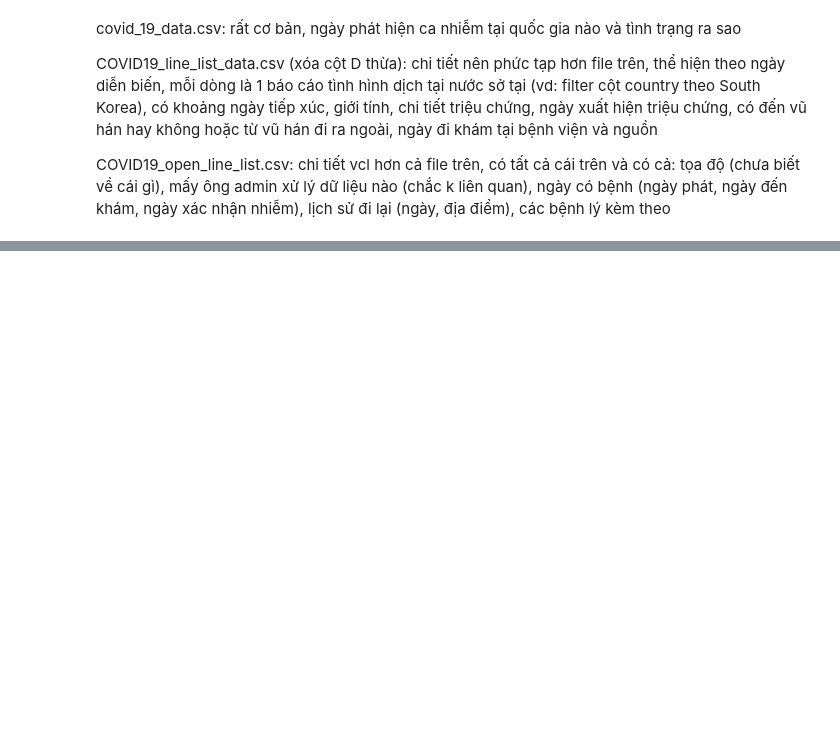
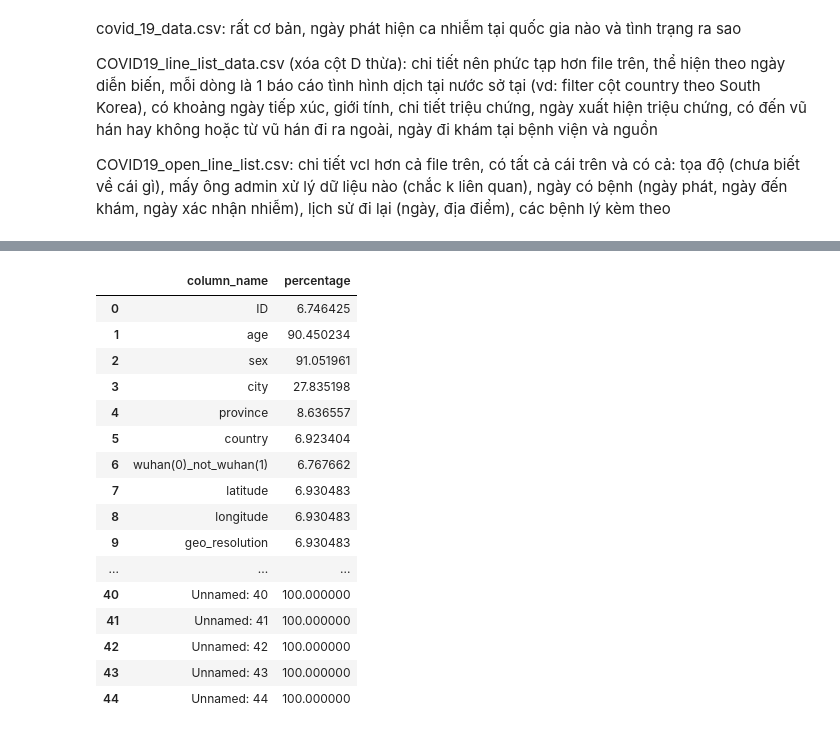
Before and after one commit to vonhatthinh/Final_Project_LTKHDL, a Jupyter notebook: 1712796-VoNhatThinh.ipynb, the cells around one changed output, grey strips where cells are left out. Cells and saved outputs as stored; diff of their text form; code cells hidden in the pictures; blank space fills up the shorter version.

```diff
--- a/1712796-VoNhatThinh.ipynb
+++ b/1712796-VoNhatThinh.ipynb
@@ -29,0 +117,23 @@ COVID19_open_line_list.csv: chi tiết vcl hơn cả file trên, có tất cả
+# %%
+f = COVID19_open_line_list
+miss_f = [(c, f[c].isna().mean()*100) for c in f]
+miss_f = pd.DataFrame(miss_f, columns=["column_name", "percentage"])
+miss_f
+# %% [output]
+|  | column_name | percentage |
+| 0 | ID | 6.746425 |
+| 1 | age | 90.450234 |
+| 2 | sex | 91.051961 |
+| 3 | city | 27.835198 |
+| 4 | province | 8.636557 |
+| 5 | country | 6.923404 |
+| 6 | wuhan(0)_not_wuhan(1) | 6.767662 |
+| 7 | latitude | 6.930483 |
+| 8 | longitude | 6.930483 |
+| 9 | geo_resolution | 6.930483 |
+| ... | ... | ... |
+| 40 | Unnamed: 40 | 100.000000 |
+| 41 | Unnamed: 41 | 100.000000 |
+| 42 | Unnamed: 42 | 100.000000 |
+| 43 | Unnamed: 43 | 100.000000 |
+| 44 | Unnamed: 44 | 100.000000 |
```
Also changed, not shown: parts of 19 cells of this notebook.
